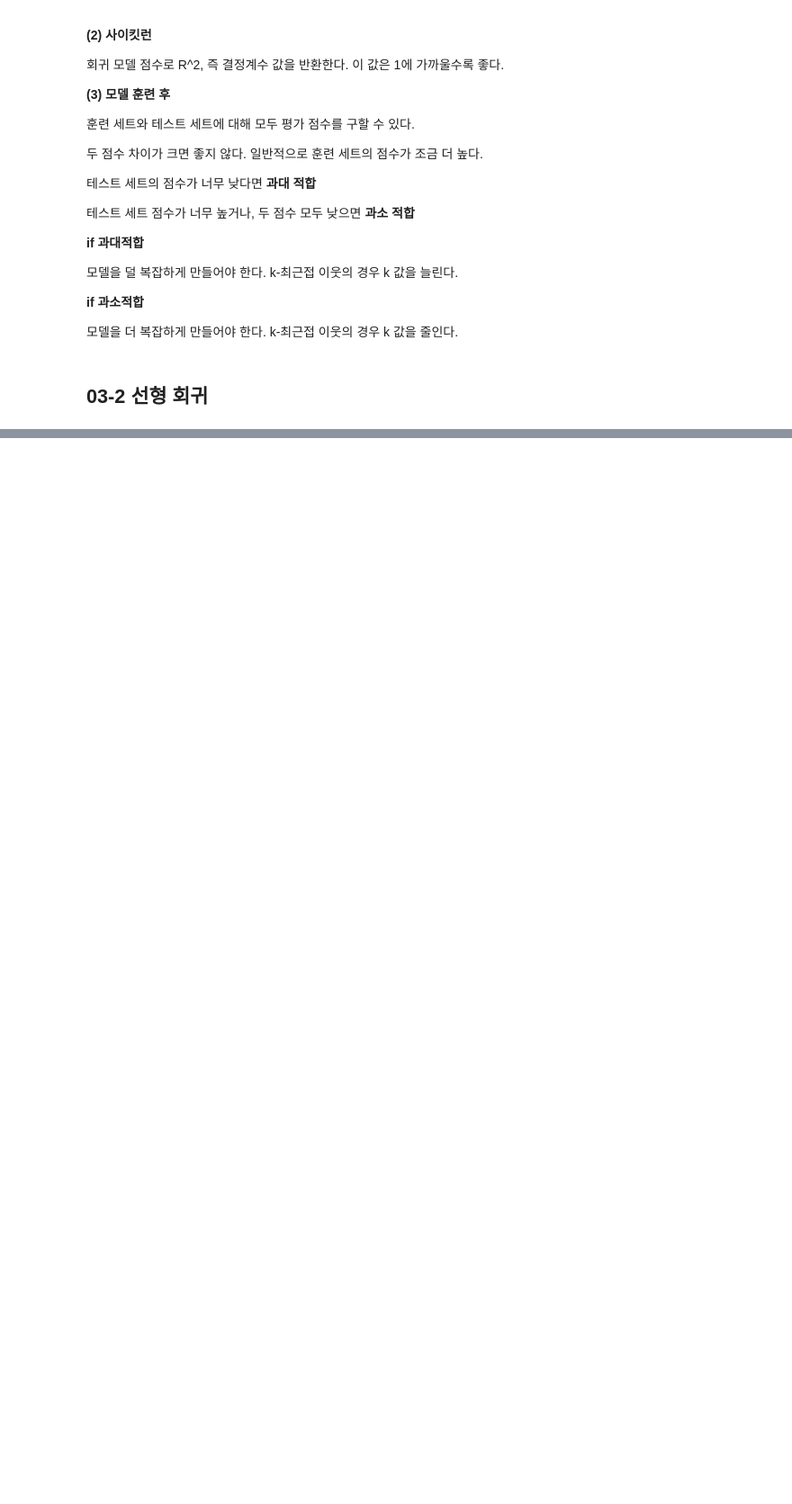
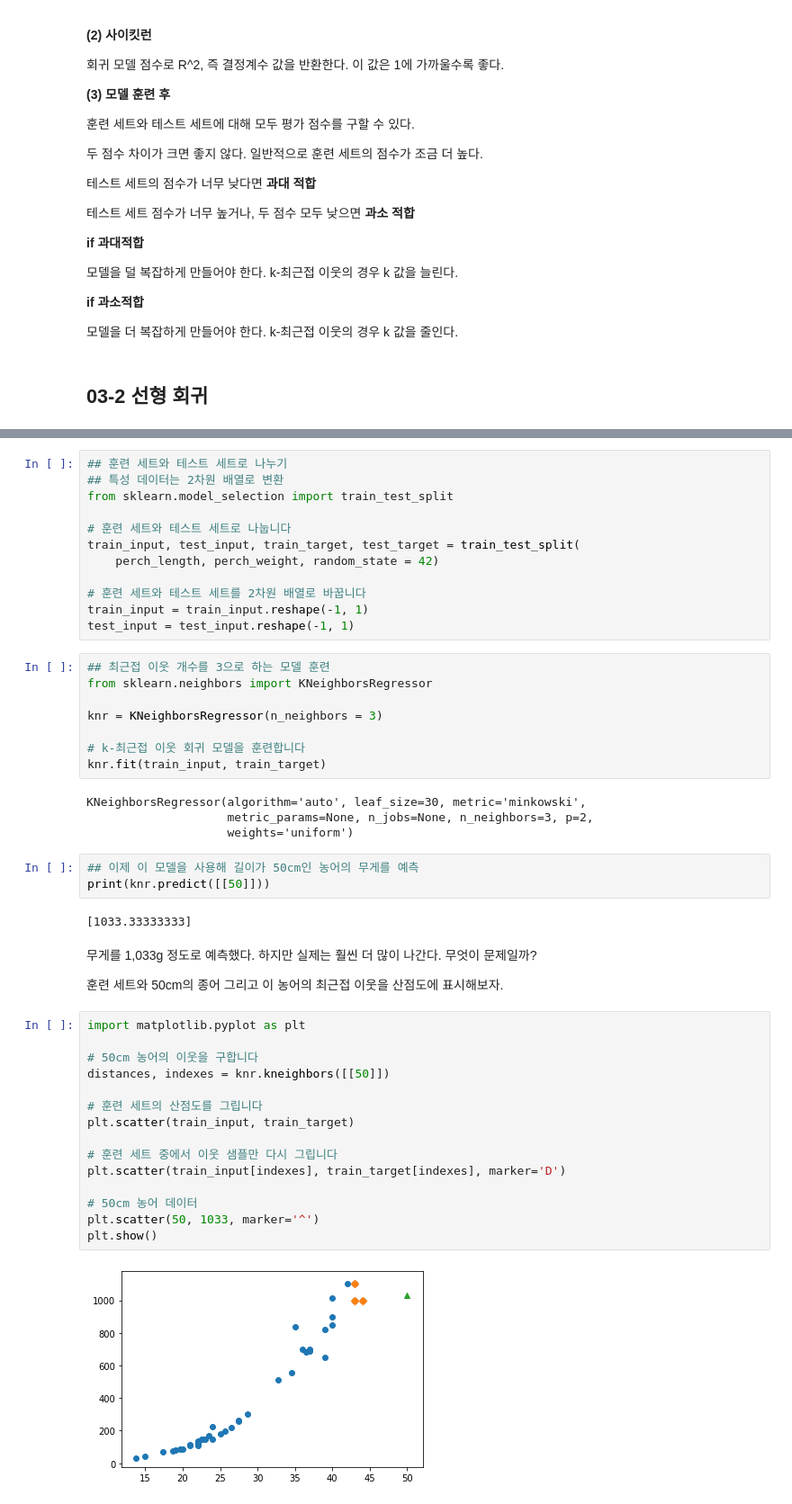
Before and after one commit to vynnee/ML_study, a Jupyter notebook: chapter03_1&2.ipynb, the cells around one changed output, grey strips where cells are left out. Shown at 90% size. Saved outputs shown, nothing was run; the diff lists cells and outputs as text; blank space fills up the shorter version.

```diff
--- a/chapter03_1&2.ipynb
+++ b/chapter03_1&2.ipynb
@@ -241,0 +265,50 @@ print(knr.score(test_input, test_target))
+# %%
+## 훈련 세트와 테스트 세트로 나누기
+## 특성 데이터는 2차원 배열로 변환
+from sklearn.model_selection import train_test_split
+
+# 훈련 세트와 테스트 세트로 나눕니다
+train_input, test_input, train_target, test_target = train_test_split(
+    perch_length, perch_weight, random_state = 42)
+
+# 훈련 세트와 테스트 세트를 2차원 배열로 바꿉니다
+train_input = train_input.reshape(-1, 1)
+test_input = test_input.reshape(-1, 1)
+# %%
+## 최근접 이웃 개수를 3으로 하는 모델 훈련
+from sklearn.neighbors import KNeighborsRegressor
+
+knr = KNeighborsRegressor(n_neighbors = 3)
+
+# k-최근접 이웃 회귀 모델을 훈련합니다
+knr.fit(train_input, train_target)
+# %% [output]
+KNeighborsRegressor(algorithm='auto', leaf_size=30, metric='minkowski',
+                    metric_params=None, n_jobs=None, n_neighbors=3, p=2,
+                    weights='uniform')
+# %%
+## 이제 이 모델을 사용해 길이가 50cm인 농어의 무게를 예측
+print(knr.predict([[50]]))
+# %% [output]
+[1033.33333333]
+# %% [markdown]
+무게를 1,033g 정도로 예측했다. 하지만 실제는 훨씬 더 많이 나간다. 무엇이 문제일까?
+
+훈련 세트와 50cm의 종어 그리고 이 농어의 최근접 이웃을 산점도에 표시해보자.
+# %%
+import matplotlib.pyplot as plt
+
+# 50cm 농어의 이웃을 구합니다
+distances, indexes = knr.kneighbors([[50]])
+
+# 훈련 세트의 산점도를 그립니다
+plt.scatter(train_input, train_target)
+
+# 훈련 세트 중에서 이웃 샘플만 다시 그립니다
+plt.scatter(train_input[indexes], train_target[indexes], marker='D')
+
+# 50cm 농어 데이터
+plt.scatter(50, 1033, marker='^')
+plt.show()
+# %% [output]
+[figure, added]
```
Also changed, not shown: parts of 32 cells of this notebook.
